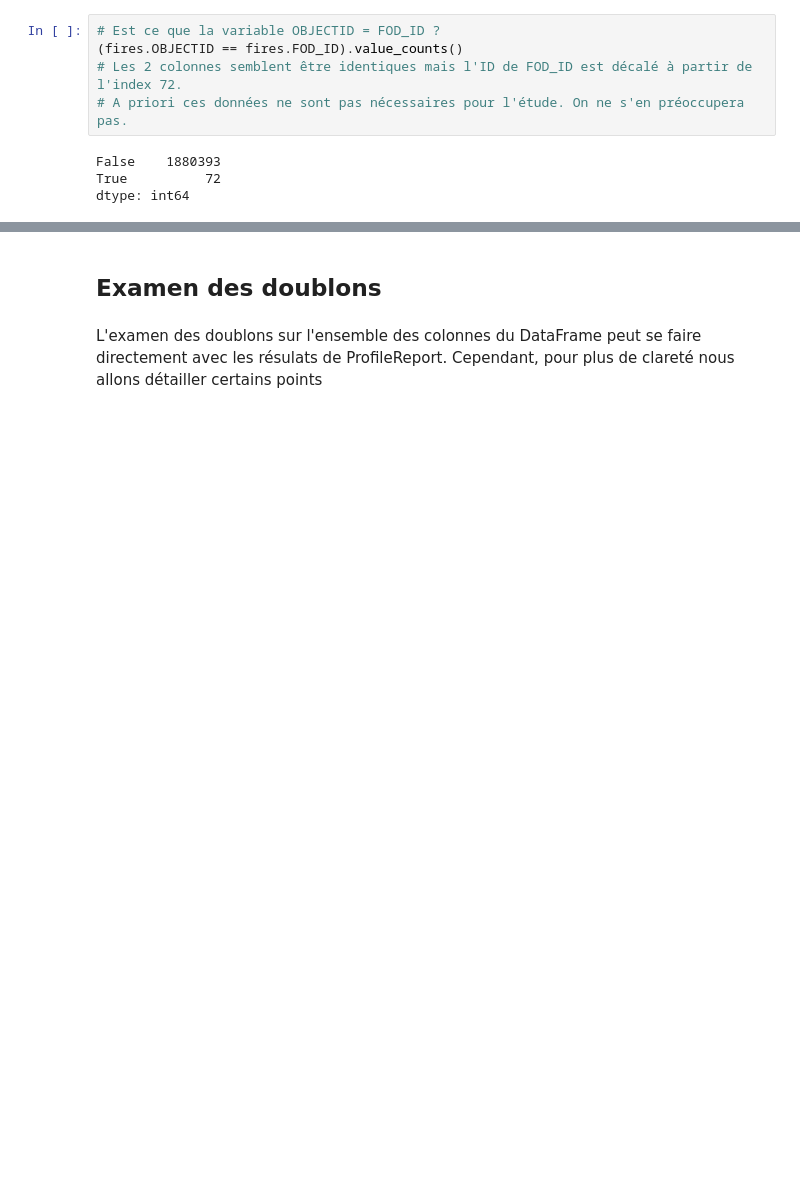
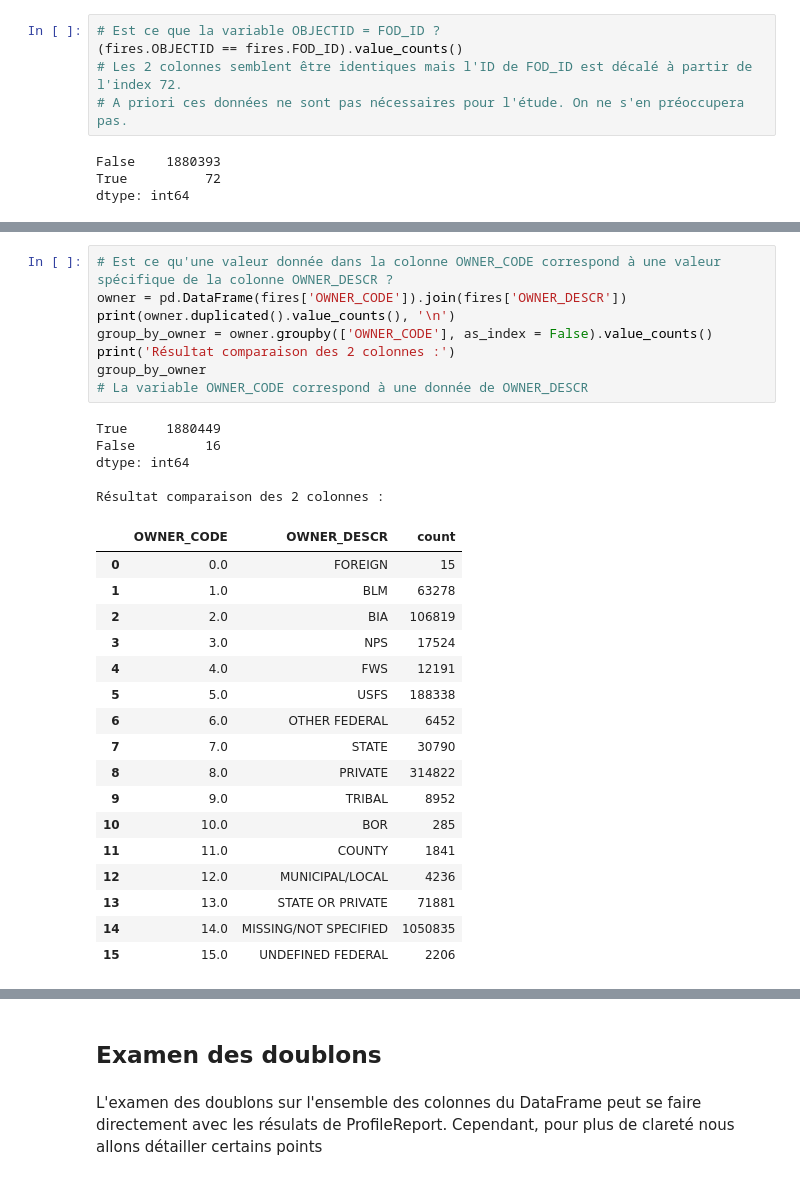
Before and after one commit to paulokmmf/Projet_DA_WILDFIRE, a Jupyter notebook: wildfire_USA.ipynb, the cells around one changed output, grey strips where cells are left out. Cells and saved outputs as stored; diff of their text form; blank space fills up the shorter version.

```diff
--- a/wildfire_USA.ipynb
+++ b/wildfire_USA.ipynb
@@ -259,0 +283,31 @@ dtype: int64
+# %%
+# Est ce qu'une valeur donnée dans la colonne OWNER_CODE correspond à une valeur spécifique de la colonne OWNER_DESCR ?
+owner = pd.DataFrame(fires['OWNER_CODE']).join(fires['OWNER_DESCR'])
+print(owner.duplicated().value_counts(), '\n')
+group_by_owner = owner.groupby(['OWNER_CODE'], as_index = False).value_counts()
+print('Résultat comparaison des 2 colonnes :')
+group_by_owner
+# La variable OWNER_CODE correspond à une donnée de OWNER_DESCR
+# %% [output]
+True     1880449
+False         16
+dtype: int64
+
+Résultat comparaison des 2 colonnes :
+|  | OWNER_CODE | OWNER_DESCR | count |
+| 0 | 0.0 | FOREIGN | 15 |
+| 1 | 1.0 | BLM | 63278 |
+| 2 | 2.0 | BIA | 106819 |
+| 3 | 3.0 | NPS | 17524 |
+| 4 | 4.0 | FWS | 12191 |
+| 5 | 5.0 | USFS | 188338 |
+| 6 | 6.0 | OTHER FEDERAL | 6452 |
+| 7 | 7.0 | STATE | 30790 |
+| 8 | 8.0 | PRIVATE | 314822 |
+| 9 | 9.0 | TRIBAL | 8952 |
+| 10 | 10.0 | BOR | 285 |
+| 11 | 11.0 | COUNTY | 1841 |
+| 12 | 12.0 | MUNICIPAL/LOCAL | 4236 |
+| 13 | 13.0 | STATE OR PRIVATE | 71881 |
+| 14 | 14.0 | MISSING/NOT SPECIFIED | 1050835 |
+| 15 | 15.0 | UNDEFINED FEDERAL | 2206 |
```
Also changed, not shown: parts of 23 cells of this notebook.
